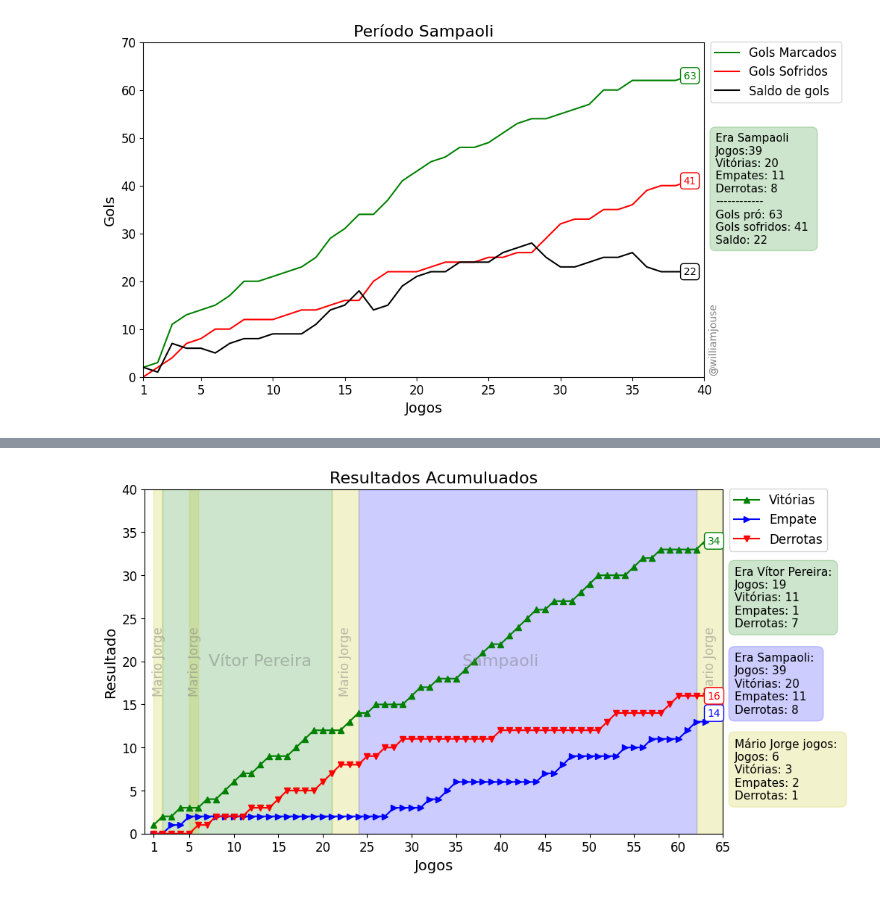
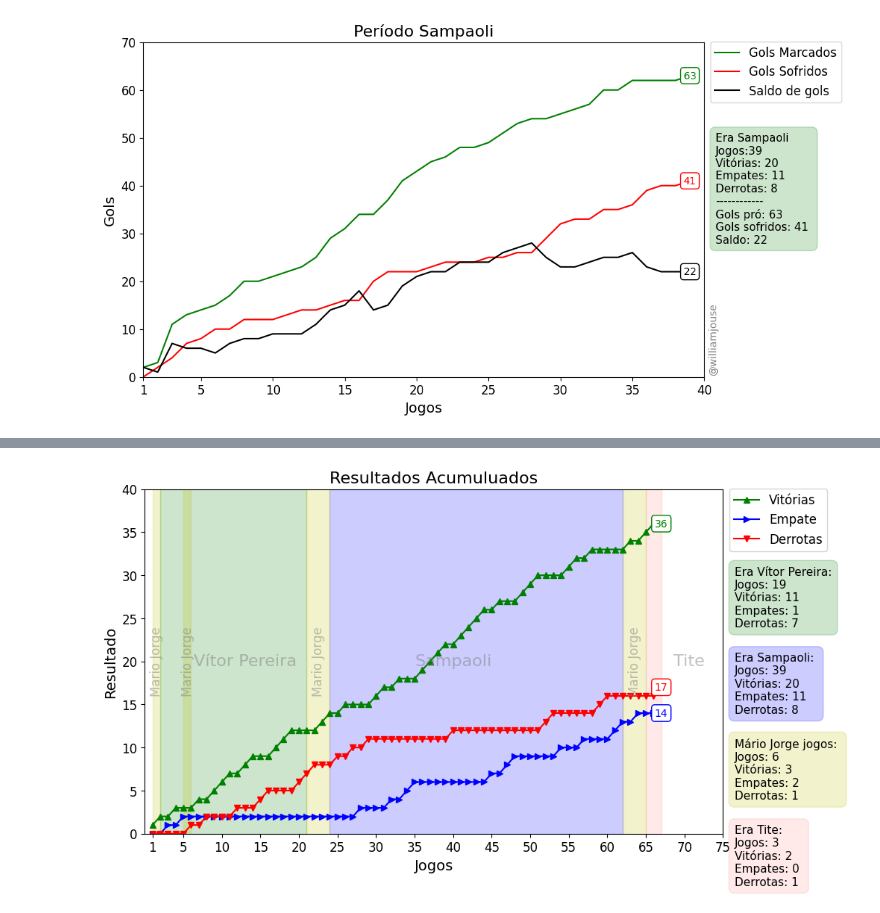
Before and after one commit to williamjouse/jogos-Flamengo-2023, a Jupyter notebook: notebooks/01-New_Analysis.ipynb, the cells around one changed output, grey strips where cells are left out. Cells and saved outputs as stored; diff of their text form; code cells hidden in the pictures.

```diff
--- a/notebooks/01-New_Analysis.ipynb
+++ b/notebooks/01-New_Analysis.ipynb
@@ -412,6 +412,8 @@ VP_time = stats_copy.loc[(stats_copy['kick-off'] >= pd.to_datetime('2023-01-12')
 
 Sampaoli_time = stats_copy.loc[(stats_copy['kick-off'] >= pd.to_datetime('2023-04-14')) & (stats_copy['kick-off']
                                        <= pd.to_datetime('2023-09-29'))]
+
+Tite_time = stats_copy.loc[(stats_copy['kick-off'] >= pd.to_datetime('2023-09-29'))]
 # %%
 fig, ax = plt.subplots(figsize=(10, 6))
 
@@ -724,14 +828,18 @@ for i in [2, 4]:
                 facecolor='y', edgecolor='y', alpha=.2)
 
 
+plt.axvspan(min(Tite_time['jogos_cumulativos']), max(Tite_time['jogos_cumulativos']),
+           facecolor='#ff9191', edgecolor='#ff9191', alpha=.2)
+
+
 plt.ylim(0, 40)
-plt.xlim(0, 65)
+plt.xlim(0, 75)
 
 plt.ylabel('Resultado', fontsize=14)
 plt.yticks(fontsize=12)
 
 plt.xlabel('Jogos', fontsize=14)
-plt.xticks([1, 5, 10, 15, 20, 25, 30, 35, 40, 45, 50, 55, 60, 65], fontsize=12)
+plt.xticks([1, 5, 10, 15, 20, 25, 30, 35, 40, 45, 50, 55, 60, 65, 70, 75], fontsize=12)
 
 plt.legend(bbox_to_anchor=(1.0, 1.0), loc='upper left', fontsize=14)
 
@@ -744,6 +852,10 @@ plt.text(40,20, 'Sampaoli', fontsize=16, color='gray', alpha=0.5,
 for i, j in [[1.55, 20], [5.55, 20], [22.55, 20], [63.55, 20]]:
     plt.text(i, j, 'Mario Jorge', fontsize=12, color='gray', alpha=0.5,
         ha='center', va='center', rotation=90)
+
+
+plt.text(70.55,20, 'Tite', fontsize=16, color='gray', alpha=0.5,
+        ha='center', va='center')
 
 box_offset = 5  # Adjust this value to control the vertical offset of the boxes
 plt.text(len(stats['Vitórias_cumulativas']), stats['Vitórias_cumulativas'].iloc[-1], f"{stats['Vitórias_cumulativas'].iloc[-1]}",
@@ -778,32 +890,45 @@ Derrotas: {3}'''.format(VP_time.shape[0],
                         VP_time['resultado'].value_counts()[1])
 
 
 Sampaoli_stats = '''Era Sampaoli:
 Jogos: {0}
 Vitórias: {1}
 Empates: {2}
 Derrotas: {3}'''.format(Sampaoli_time.shape[0],
                         Sampaoli_time['resultado'].value_counts()[0],
                         Sampaoli_time['resultado'].value_counts()[1],
                         Sampaoli_time['resultado'].value_counts()[2])
 
 
+Tite_stats = '''Era Tite:
+Jogos: {0}
+Vitórias: {1}
+Empates: {2}
+Derrotas: {3}'''.format(Tite_time.shape[0],
+                        Tite_time['resultado'].value_counts()[0],
+                        0,
+                        Tite_time['resultado'].value_counts()[1])
+
+
 plt.text(1.02, 0.6, VP_stats, transform=plt.gca().transAxes, fontsize=11,
          bbox=dict(facecolor='g', edgecolor='g', alpha=.2, boxstyle='round, pad=0.5'))
 
 plt.text(1.02, 0.35, Sampaoli_stats, transform=plt.gca().transAxes, fontsize=11,
          bbox=dict(facecolor='b', edgecolor='b', alpha=.2, boxstyle='round, pad=0.5'))
 
 plt.text(1.02, 0.10, MJ_stats, transform=plt.gca().transAxes, fontsize=11,
          bbox=dict(facecolor='y', edgecolor='y', alpha=.2, boxstyle='round, pad=0.5'))
 
+plt.text(1.02, -0.15, Tite_stats, transform=plt.gca().transAxes, fontsize=11,
+         bbox=dict(facecolor='#ff9191', edgecolor='#ff9191', alpha=.2, boxstyle='round, pad=0.5'))
+
 plt.legend(bbox_to_anchor=(1.0, 1.02), loc='upper left', fontsize=12)
 
 #plt.figtext(.92, 0.28, '@williamjouse', ha='right', va='top', alpha=0.5, fontsize=10, rotation=90)
 
 
-plt.savefig('figures/figure7.png', dpi = 300, bbox_inches='tight')
+plt.savefig('figures/figure8.png', dpi = 300, bbox_inches='tight')
 
 plt.show()
 # %% [output]
-[figure, old version]
+[figure, new version]
```
Also changed, not shown: parts of 15 cells of this notebook, 11 other files.
